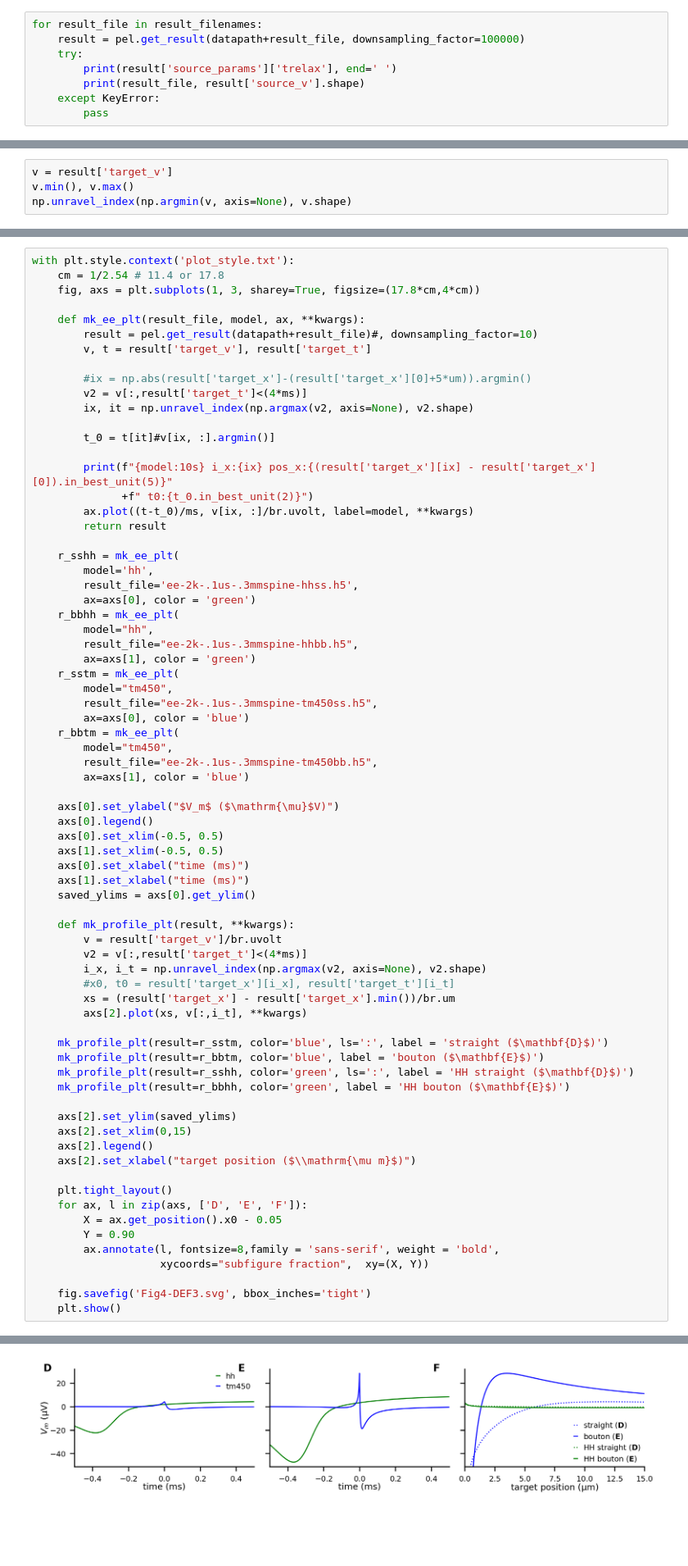
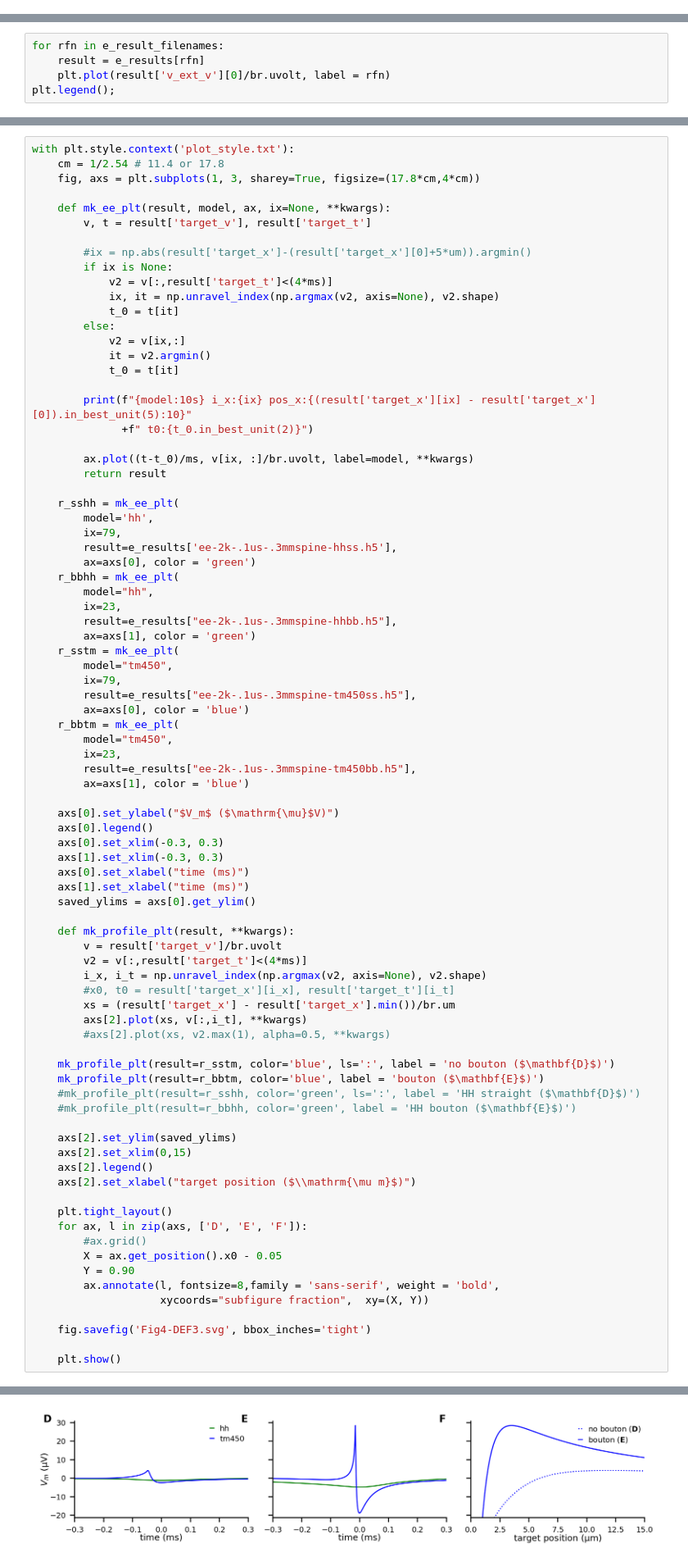
Before and after one commit to moritz-s/Pyoelectricity, a Jupyter notebook: end-end-plots.ipynb, the cells around one changed output, grey strips where cells are left out. Shown: that part at 82% size. Saved outputs shown, nothing was run; the diff lists cells and outputs as text; blank space fills up the shorter version.

```diff
--- a/end-end-plots.ipynb
+++ b/end-end-plots.ipynb
@@ -48,8 +40,0 @@ simulation/end-end/
-# %%
-for result_file in result_filenames:
-    result = pel.get_result(datapath+result_file, downsampling_factor=100000)
-    try:
-        print(result['source_params']['trelax'], end=' ')
-        print(result_file, result['source_v'].shape)
-    except KeyError:
-        pass
@@ -227,4 +91,0 @@ tm450      33 305.035 um
-# %%
-v = result['target_v']
-v.min(), v.max()
-np.unravel_index(np.argmin(v, axis=None), v.shape)
@@ -448,0 +95,5 @@ plt.show()
+# %%
+for rfn in e_result_filenames:
+    result = e_results[rfn]
+    plt.plot(result['v_ext_v'][0]/br.uvolt, label = rfn)
+plt.legend();
@@ -451,42 +186,50 @@ with plt.style.context('plot_style.txt'):
     cm = 1/2.54 # 11.4 or 17.8
     fig, axs = plt.subplots(1, 3, sharey=True, figsize=(17.8*cm,4*cm))
 
-    def mk_ee_plt(result_file, model, ax, **kwargs):
-        result = pel.get_result(datapath+result_file)#, downsampling_factor=10)
+    def mk_ee_plt(result, model, ax, ix=None, **kwargs):
         v, t = result['target_v'], result['target_t']
 
         #ix = np.abs(result['target_x']-(result['target_x'][0]+5*um)).argmin()
-        v2 = v[:,result['target_t']<(4*ms)]
-        ix, it = np.unravel_index(np.argmax(v2, axis=None), v2.shape)
+        if ix is None:
+            v2 = v[:,result['target_t']<(4*ms)]
+            ix, it = np.unravel_index(np.argmax(v2, axis=None), v2.shape)
+            t_0 = t[it]
+        else:
+            v2 = v[ix,:]
+            it = v2.argmin()
+            t_0 = t[it]
 
-        t_0 = t[it]#v[ix, :].argmin()]
+        print(f"{model:10s} i_x:{ix} pos_x:{(result['target_x'][ix] - result['target_x'][0]).in_best_unit(5):10}"
+              +f" t0:{t_0.in_best_unit(2)}")
 
-        print(f"{model:10s} i_x:{ix} pos_x:{(result['target_x'][ix] - result['target_x'][0]).in_best_unit(5)}"
-              +f" t0:{t_0.in_best_unit(2)}")
         ax.plot((t-t_0)/ms, v[ix, :]/br.uvolt, label=model, **kwargs)
         return result
 
     r_sshh = mk_ee_plt(
         model='hh',
-        result_file='ee-2k-.1us-.3mmspine-hhss.h5',
+        ix=79,
+        result=e_results['ee-2k-.1us-.3mmspine-hhss.h5'],
         ax=axs[0], color = 'green')
     r_bbhh = mk_ee_plt(
         model="hh",
-        result_file="ee-2k-.1us-.3mmspine-hhbb.h5",
+        ix=23,
+        result=e_results["ee-2k-.1us-.3mmspine-hhbb.h5"],
         ax=axs[1], color = 'green')
     r_sstm = mk_ee_plt(
         model="tm450",
-        result_file="ee-2k-.1us-.3mmspine-tm450ss.h5",
+        ix=79,
+        result=e_results["ee-2k-.1us-.3mmspine-tm450ss.h5"],
         ax=axs[0], color = 'blue')
     r_bbtm = mk_ee_plt(
         model="tm450",
-        result_file="ee-2k-.1us-.3mmspine-tm450bb.h5",
+        ix=23,
+        result=e_results["ee-2k-.1us-.3mmspine-tm450bb.h5"],
         ax=axs[1], color = 'blue')
 
     axs[0].set_ylabel("$V_m$ ($\mathrm{\mu}$V)")
     axs[0].legend()
-    axs[0].set_xlim(-0.5, 0.5)
-    axs[1].set_xlim(-0.5, 0.5)
+    axs[0].set_xlim(-0.3, 0.3)
+    axs[1].set_xlim(-0.3, 0.3)
     axs[0].set_xlabel("time (ms)")
     axs[1].set_xlabel("time (ms)")
     saved_ylims = axs[0].get_ylim()
@@ -498,11 +241,12 @@ with plt.style.context('plot_style.txt'):
         #x0, t0 = result['target_x'][i_x], result['target_t'][i_t]
         xs = (result['target_x'] - result['target_x'].min())/br.um
         axs[2].plot(xs, v[:,i_t], **kwargs)
+        #axs[2].plot(xs, v2.max(1), alpha=0.5, **kwargs)
 
-    mk_profile_plt(result=r_sstm, color='blue', ls=':', label = 'straight ($\mathbf{D}$)')
+    mk_profile_plt(result=r_sstm, color='blue', ls=':', label = 'no bouton ($\mathbf{D}$)')
     mk_profile_plt(result=r_bbtm, color='blue', label = 'bouton ($\mathbf{E}$)')
-    mk_profile_plt(result=r_sshh, color='green', ls=':', label = 'HH straight ($\mathbf{D}$)')
-    mk_profile_plt(result=r_bbhh, color='green', label = 'HH bouton ($\mathbf{E}$)')
+    #mk_profile_plt(result=r_sshh, color='green', ls=':', label = 'HH straight ($\mathbf{D}$)')
+    #mk_profile_plt(result=r_bbhh, color='green', label = 'HH bouton ($\mathbf{E}$)')
 
     axs[2].set_ylim(saved_ylims)
     axs[2].set_xlim(0,15)
@@ -511,11 +255,13 @@ with plt.style.context('plot_style.txt'):
 
     plt.tight_layout()
     for ax, l in zip(axs, ['D', 'E', 'F']):
+        #ax.grid()
         X = ax.get_position().x0 - 0.05
         Y = 0.90
         ax.annotate(l, fontsize=8,family = 'sans-serif', weight = 'bold',
                     xycoords="subfigure fraction",  xy=(X, Y))
 
     fig.savefig('Fig4-DEF3.svg', bbox_inches='tight')
+
     plt.show()
 # %% [output]
@@ -526 +272 @@ tm450      i_x:23 pos_x:3.45 um t0:2.21 ms
-[figure, old version]
+[figure, new version]
```
Also changed, not shown: parts of 43 cells of this notebook, 1 other file.
